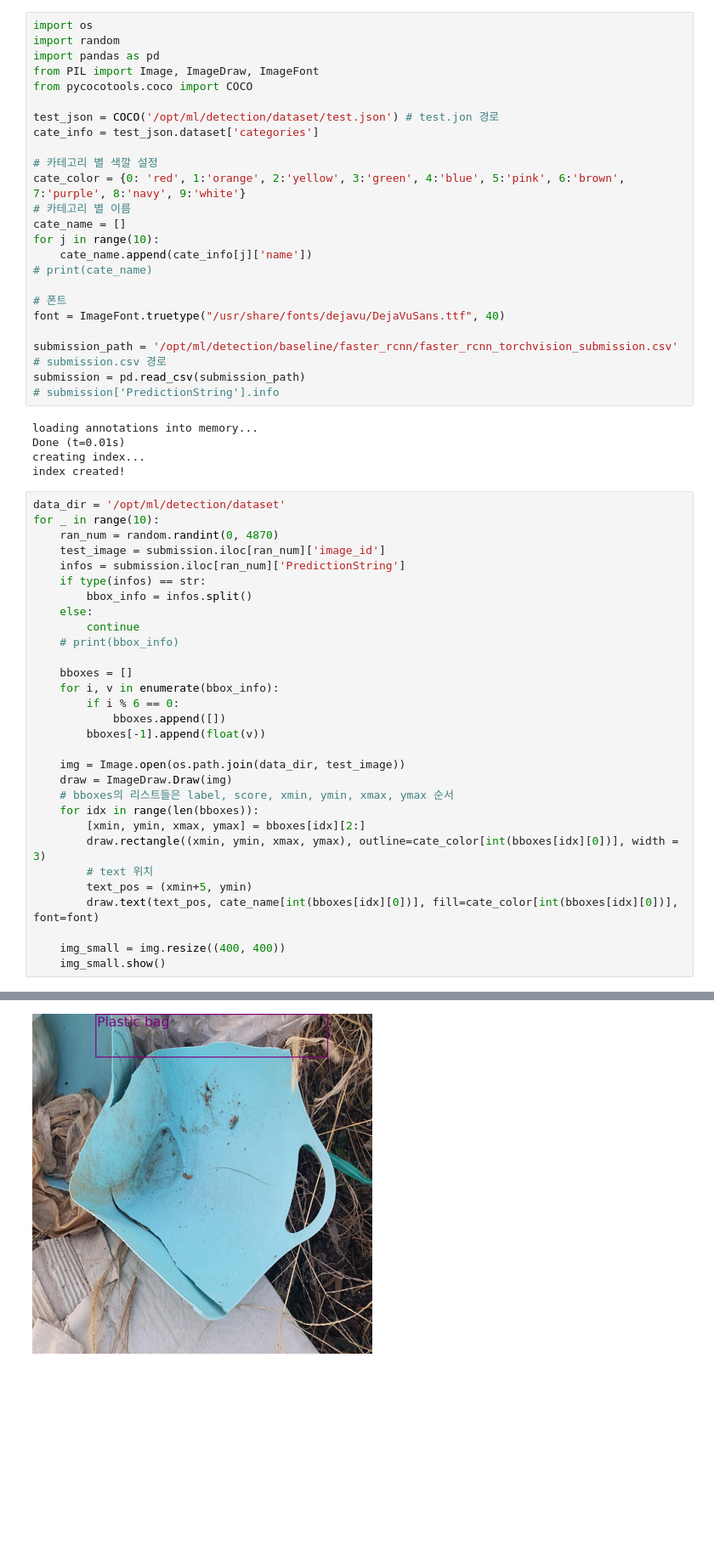
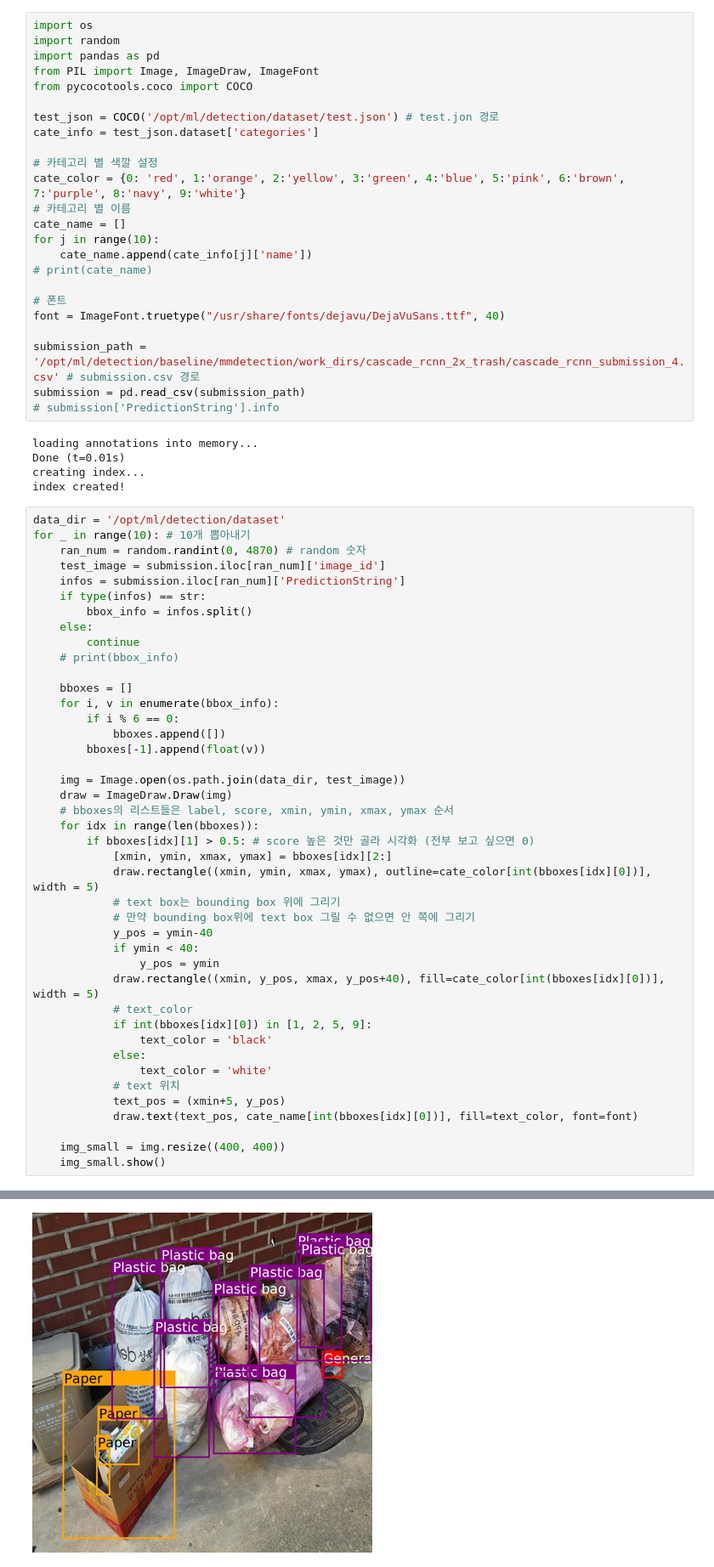
Before and after one commit to chldyddnjs/level2-object-detection-level2-cv-12, a Jupyter notebook: jina/visualization.ipynb, the cells around one changed output, grey strips where cells are left out. Shown at 85% size. Drawn from its saved outputs; the diff is of its cells as text; blank space fills up the shorter version.

```diff
--- a/jina/visualization.ipynb
+++ b/jina/visualization.ipynb
@@ -19,7 +21,7 @@ for j in range(10):
 # 폰트
 font = ImageFont.truetype("/usr/share/fonts/dejavu/DejaVuSans.ttf", 40)
 
-submission_path = '/opt/ml/detection/baseline/faster_rcnn/faster_rcnn_torchvision_submission.csv' # submission.csv 경로
+submission_path = '/opt/ml/detection/baseline/mmdetection/work_dirs/cascade_rcnn_2x_trash/cascade_rcnn_submission_4.csv' # submission.csv 경로
 submission = pd.read_csv(submission_path)
 # submission['PredictionString'].info
 # %% [output]
@@ -29,8 +31,8 @@ creating index...
 index created!
 # %%
 data_dir = '/opt/ml/detection/dataset'
-for _ in range(10):
-    ran_num = random.randint(0, 4870)
+for _ in range(10): # 10개 뽑아내기
+    ran_num = random.randint(0, 4870) # random 숫자
     test_image = submission.iloc[ran_num]['image_id']
     infos = submission.iloc[ran_num]['PredictionString']
     if type(infos) == str:
@@ -49,11 +51,23 @@ for _ in range(10):
     draw = ImageDraw.Draw(img)
     # bboxes의 리스트들은 label, score, xmin, ymin, xmax, ymax 순서
     for idx in range(len(bboxes)):
-        [xmin, ymin, xmax, ymax] = bboxes[idx][2:]
-        draw.rectangle((xmin, ymin, xmax, ymax), outline=cate_color[int(bboxes[idx][0])], width = 3)
-        # text 위치
-        text_pos = (xmin+5, ymin)
-        draw.text(text_pos, cate_name[int(bboxes[idx][0])], fill=cate_color[int(bboxes[idx][0])], font=font)
+        if bboxes[idx][1] > 0.5: # score 높은 것만 골라 시각화 (전부 보고 싶으면 0)
+            [xmin, ymin, xmax, ymax] = bboxes[idx][2:]
+            draw.rectangle((xmin, ymin, xmax, ymax), outline=cate_color[int(bboxes[idx][0])], width = 5)
+            # text box는 bounding box 위에 그리기
+            # 만약 bounding box위에 text box 그릴 수 없으면 안 쪽에 그리기
+            y_pos = ymin-40
+            if ymin < 40:
+                y_pos = ymin
+            draw.rectangle((xmin, y_pos, xmax, y_pos+40), fill=cate_color[int(bboxes[idx][0])], width = 5)
+            # text_color
+            if int(bboxes[idx][0]) in [1, 2, 5, 9]:
+                text_color = 'black'
+            else:
+                text_color = 'white'
+            # text 위치
+            text_pos = (xmin+5, y_pos)
+            draw.text(text_pos, cate_name[int(bboxes[idx][0])], fill=text_color, font=font)
 
     img_small = img.resize((400, 400))
     img_small.show()
@@ -67 +81 @@ for _ in range(10):
-[figure, old version]
+[figure, new version]
```
Also changed, not shown: parts of 2 cells of this notebook.
